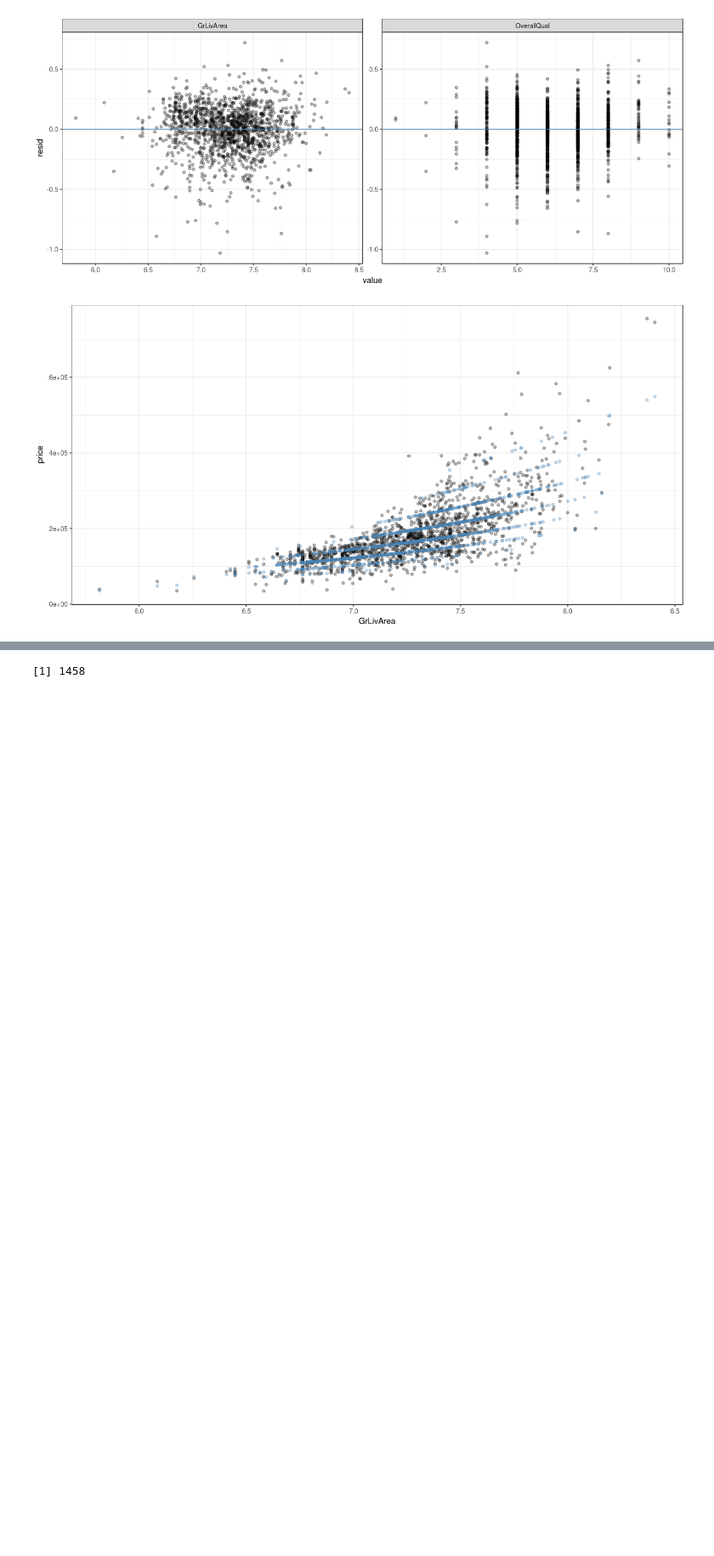
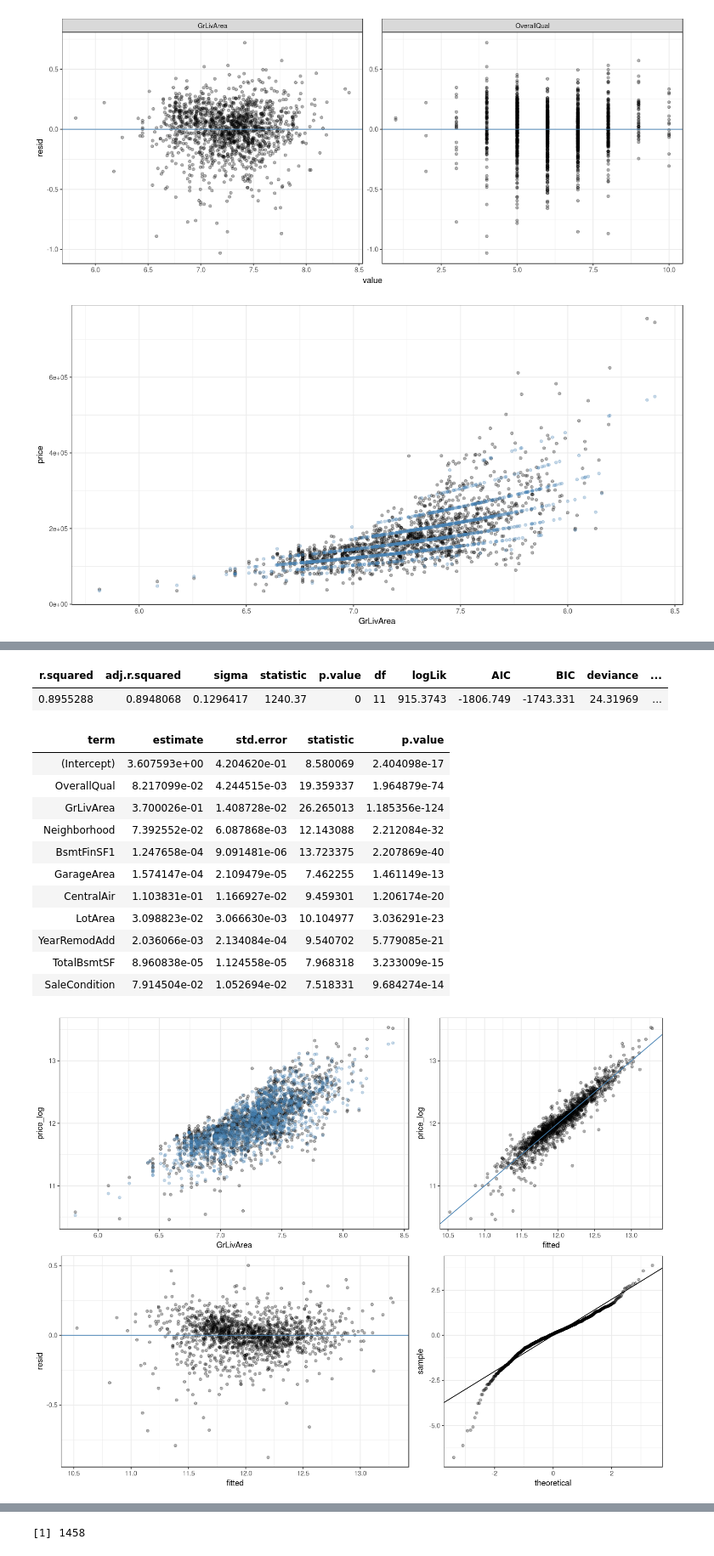
Before and after one commit to MatrixNorm/kaggle, a Jupyter notebook: rbooks/house_prices/05_lm.ipynb, the cells around one changed output, grey strips where cells are left out. Shown at 85% size. Drawn from its saved outputs; the diff is of its cells as text; code cells hidden in the pictures; blank space fills up the shorter version.

```diff
--- a/rbooks/house_prices/05_lm.ipynb
+++ b/rbooks/house_prices/05_lm.ipynb
@@ -121,17 +121,3 @@ geom_point(aes(x=GrLivArea, y=fitted_price), alpha=0.3, color='steelblue') +
 theme_bw()
 # %% [output]
 [figure]
-# %%
-house_prices <- source('main.R', local = TRUE)$value
-
-report <- house_prices$model_selection$lm$greedy_r2_adj(
-    'price_log ~ GrLivArea',
-    training_dataset,
-    R2_GAIN_INFIMUM = 0.3,
-    MAX_CORR_SUPREMUM = 0.7,
-    CORR_SENSITIVITY = 0.1
-)
-
-report %>%
-group_by(base_formula) %>%
-top_n(1, r2_gain_adj)
@@ -233,0 +124,10 @@ L2Loss = function (vec) {
+# %%
+report <- house_prices$model_selection$lm$greedy_r2_gain_adj(
+    data = training_dataset,
+    target_var = price_log,
+    r2_gain_discard_level = 0.4,
+    r2_discard_level = 0.02,
+    a_max = 0, a_avg = 0
+)
+
+report %>% group_by(step) %>% filter(row_number() == 1)
@@ -233,0 +146,26 @@ L2Loss = function (vec) {
+# %%
+f <- report %>% filter(step == max(step)) %>% filter(r2_gain_adj == max(r2_gain_adj)) %>% `[[`('formula')
+
+mod <- lm(as.formula(f), data=training_dataset)
+
+mod %>% glance
+mod %>% tidy
+
+options(repr.plot.width = 12, repr.plot.height = 9)
+house_prices$plot$lm_fit_diagnostic(mod, "GrLivArea", "price_log")
+# %% [output]
+| r.squared | adj.r.squared | sigma | statistic | p.value | df | logLik | AIC | BIC | deviance | ... |
+| 0.8955288 | 0.8948068 | 0.1296417 | 1240.37 | 0 | 11 | 915.3743 | -1806.749 | -1743.331 | 24.31969 | ... |
+| term | estimate | std.error | statistic | p.value |
+| (Intercept) | 3.607593e+00 | 4.204620e-01 | 8.580069 | 2.404098e-17 |
+| OverallQual | 8.217099e-02 | 4.244515e-03 | 19.359337 | 1.964879e-74 |
+| GrLivArea | 3.700026e-01 | 1.408728e-02 | 26.265013 | 1.185356e-124 |
+| Neighborhood | 7.392552e-02 | 6.087868e-03 | 12.143088 | 2.212084e-32 |
+| BsmtFinSF1 | 1.247658e-04 | 9.091481e-06 | 13.723375 | 2.207869e-40 |
+| GarageArea | 1.574147e-04 | 2.109479e-05 | 7.462255 | 1.461149e-13 |
+| CentralAir | 1.103831e-01 | 1.166927e-02 | 9.459301 | 1.206174e-20 |
+| LotArea | 3.098823e-02 | 3.066630e-03 | 10.104977 | 3.036291e-23 |
+| YearRemodAdd | 2.036066e-03 | 2.134084e-04 | 9.540702 | 5.779085e-21 |
+| TotalBsmtSF | 8.960838e-05 | 1.124558e-05 | 7.968318 | 3.233009e-15 |
+| SaleCondition | 7.914504e-02 | 1.052694e-02 | 7.518331 | 9.684274e-14 |
+[figure, added]
```
Also changed, not shown: parts of 9 cells of this notebook, 4 other files.
